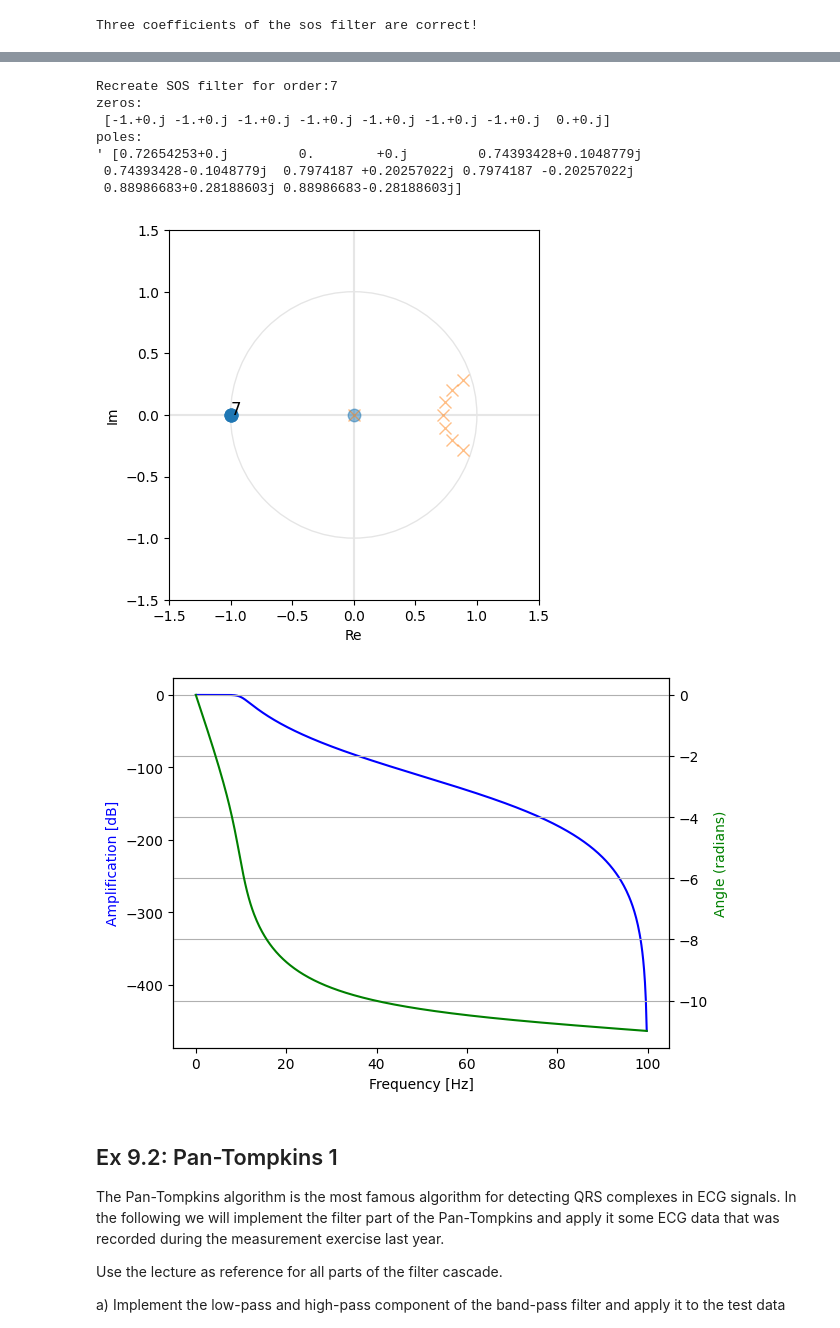
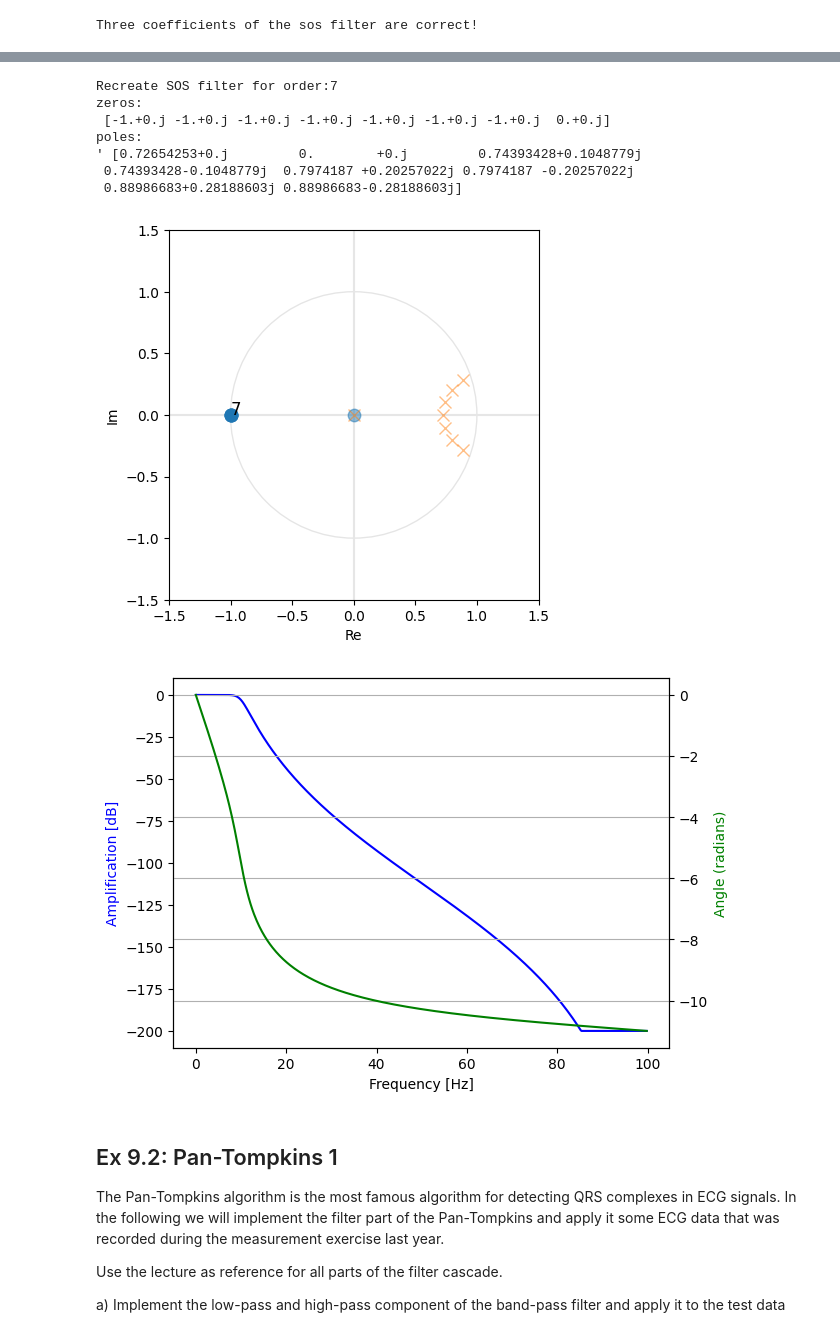
Before and after one commit to XWBJJLZS/madlab-biosig-exercise-8--on91enyf-, a Jupyter notebook: exercise-09.ipynb, the cells around one changed output, grey strips where cells are left out. Cells and saved outputs as stored; diff of their text form; code cells hidden in the pictures.

```diff
--- a/exercise-09.ipynb
+++ b/exercise-09.ipynb
@@ -140,8 +140,12 @@ def plot_freq_response(b=None, a=None, sos=None, sampling_rate=None, log_y=True,
         plt.figure()
     ax1 = plt.gca()
 
+    #自己加的代码
+      # 修正无效值
+    h = np.nan_to_num(h, nan=1e-10, posinf=1e-10, neginf=1e-10)
+
     if log_y is True:
-        h_plot = 20 * np.log10(abs(h))
+        h_plot = 20 * np.log10(np.maximum(abs(h), 1e-10))  # 防止 log10(0) 自己加的代码
         ax1.set_ylabel('Amplification [dB]', color='b')
     else:
         h_plot = abs(h)
@@ -337,21 +334,22 @@ Order 50 is stable!
 # %%
 # Recreate the unstable filter as SOS
 # Note that both, `pole_zero_plot` and the `plot_freq_response` have parameters to deal with sos intput.
 # YOUR CODE HERE
+N=7
 sos=signal.butter(N,Wn,fs=sampling_rate,output='sos')
 print(f"Recreate SOS filter for order:{N}")
 pole_zero_plot(sos=sos)
 plot_freq_response(sos=sos,sampling_rate=sampling_rate,label=f"Sos Order-{N} Butterworth")
 # %% [output]
 Recreate SOS filter for order:7
 zeros:
  [-1.+0.j -1.+0.j -1.+0.j -1.+0.j -1.+0.j -1.+0.j -1.+0.j  0.+0.j]
 poles:
 ' [0.72654253+0.j         0.        +0.j         0.74393428+0.1048779j
  0.74393428-0.1048779j  0.7974187 +0.20257022j 0.7974187 -0.20257022j
  0.88986683+0.28188603j 0.88986683-0.28188603j]
 [figure]
-[figure, old version]
+[figure, new version]
 # %% [markdown]
 ## Ex 9.2: Pan-Tompkins 1
 
```
Also changed, not shown: parts of 19 cells of this notebook.
